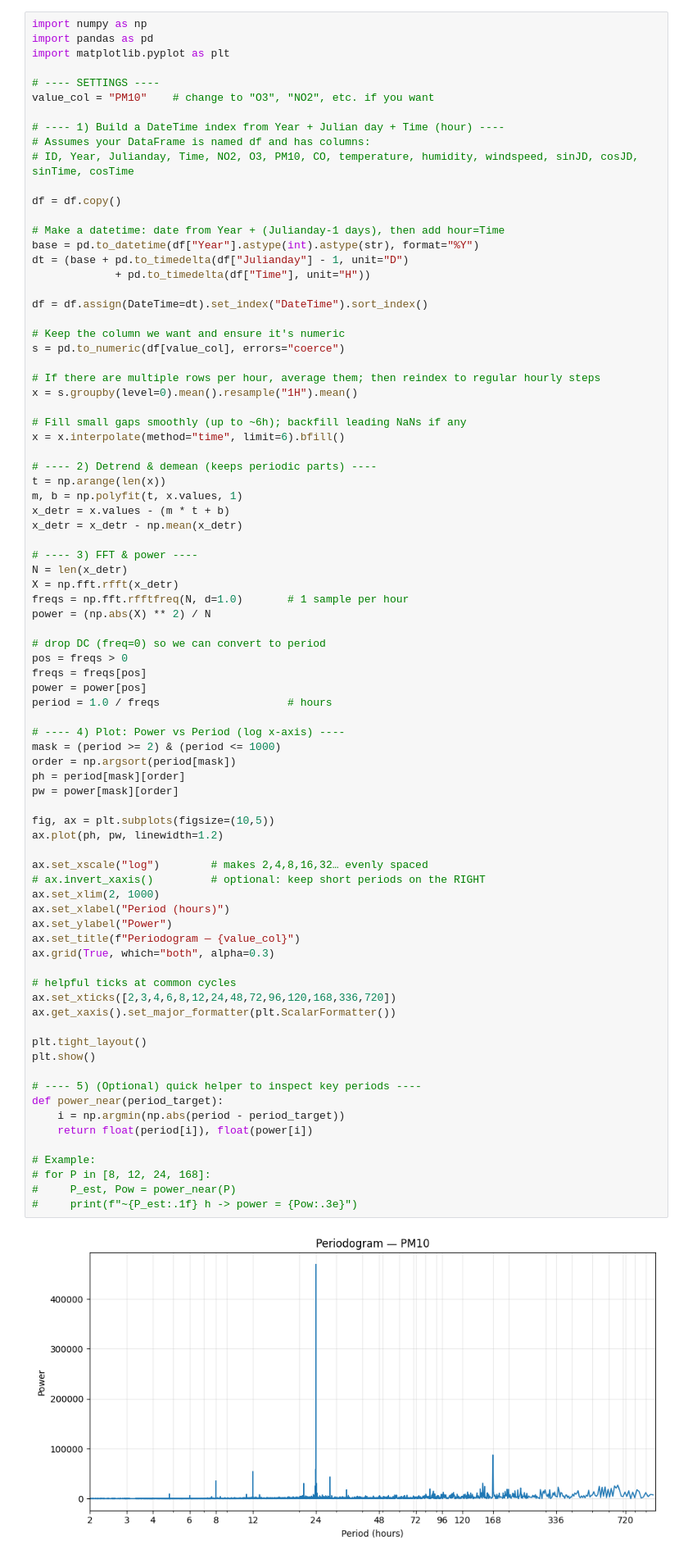
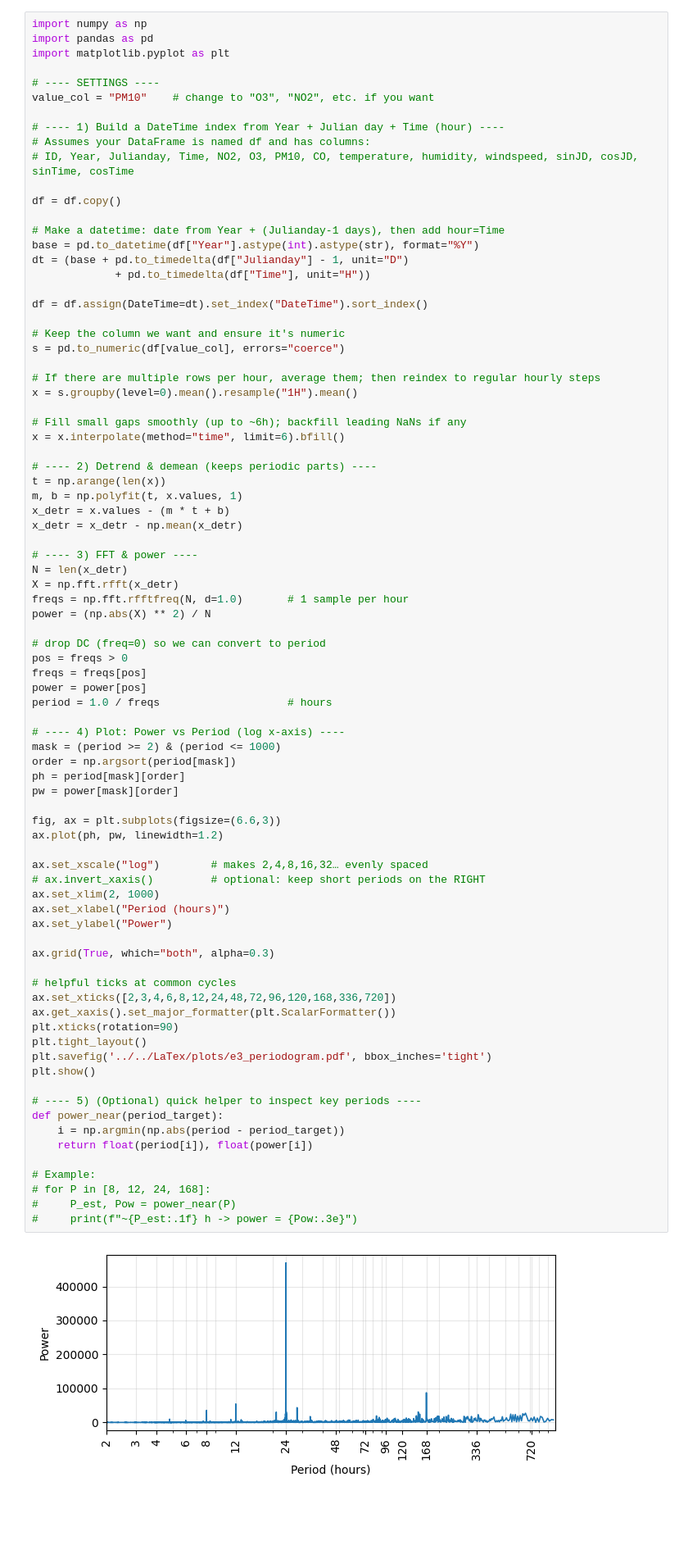
Before and after one commit to SteWey0/uef-data-mining, a Jupyter notebook: Code/topic_3/Exercise_3.ipynb, the cells around one changed output. Shown at 82% size. Drawn from its saved outputs; the diff is of its cells as text; blank space fills up the shorter version.

```diff
--- a/Code/topic_3/Exercise_3.ipynb
+++ b/Code/topic_3/Exercise_3.ipynb
@@ -699,37 +701,38 @@ period = 1.0 / freqs                    # hours
 mask = (period >= 2) & (period <= 1000)
 order = np.argsort(period[mask])
 ph = period[mask][order]
 pw = power[mask][order]
 
-fig, ax = plt.subplots(figsize=(10,5))
+fig, ax = plt.subplots(figsize=(6.6,3))
 ax.plot(ph, pw, linewidth=1.2)
 
 ax.set_xscale("log")        # makes 2,4,8,16,32… evenly spaced
 # ax.invert_xaxis()         # optional: keep short periods on the RIGHT
 ax.set_xlim(2, 1000)
 ax.set_xlabel("Period (hours)")
 ax.set_ylabel("Power")
-ax.set_title(f"Periodogram — {value_col}")
+
 ax.grid(True, which="both", alpha=0.3)
 
 # helpful ticks at common cycles
 ax.set_xticks([2,3,4,6,8,12,24,48,72,96,120,168,336,720])
 ax.get_xaxis().set_major_formatter(plt.ScalarFormatter())
-
+plt.xticks(rotation=90)
 plt.tight_layout()
+plt.savefig('../../LaTex/plots/e3_periodogram.pdf', bbox_inches='tight')
 plt.show()
 
 # ---- 5) (Optional) quick helper to inspect key periods ----
 def power_near(period_target):
     i = np.argmin(np.abs(period - period_target))
     return float(period[i]), float(power[i])
 
 # Example:
 # for P in [8, 12, 24, 168]:
 #     P_est, Pow = power_near(P)
 #     print(f"~{P_est:.1f} h -> power = {Pow:.3e}")
 # %% [output]
-[figure, old version]
+[figure, new version]
 # %%
 import numpy as np
 import pandas as pd
```
Also changed, not shown: parts of 7 cells of this notebook, 5 other files.
